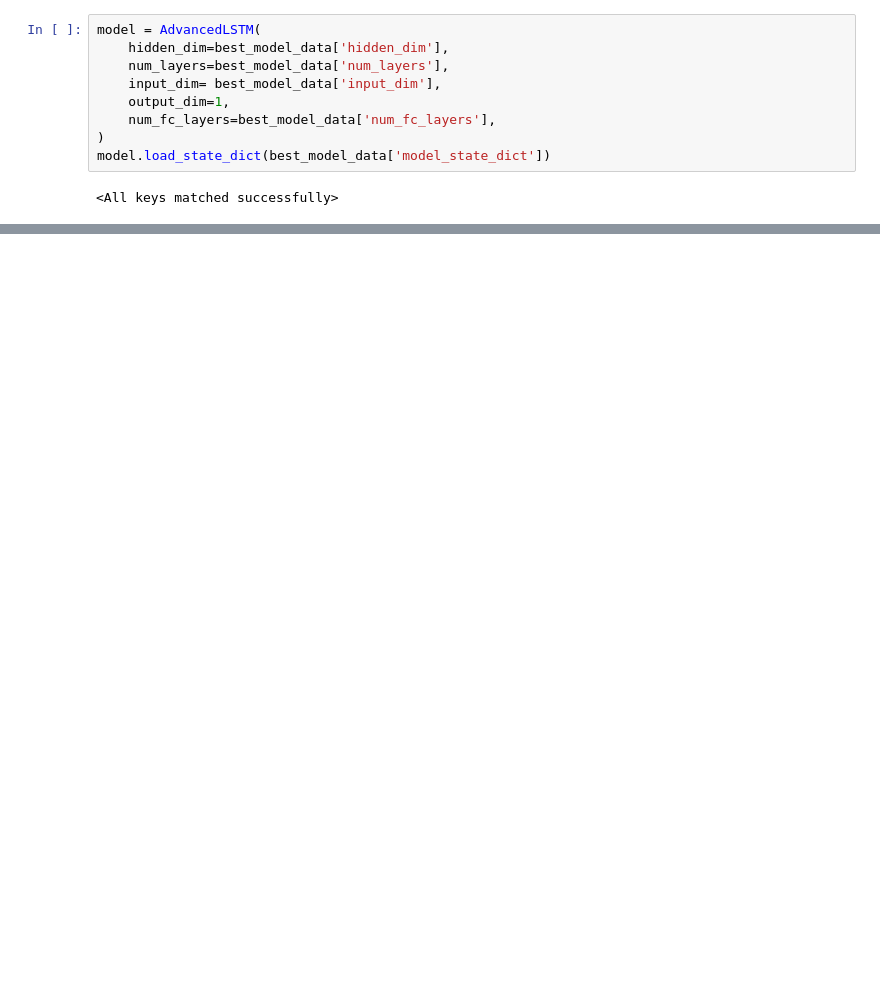
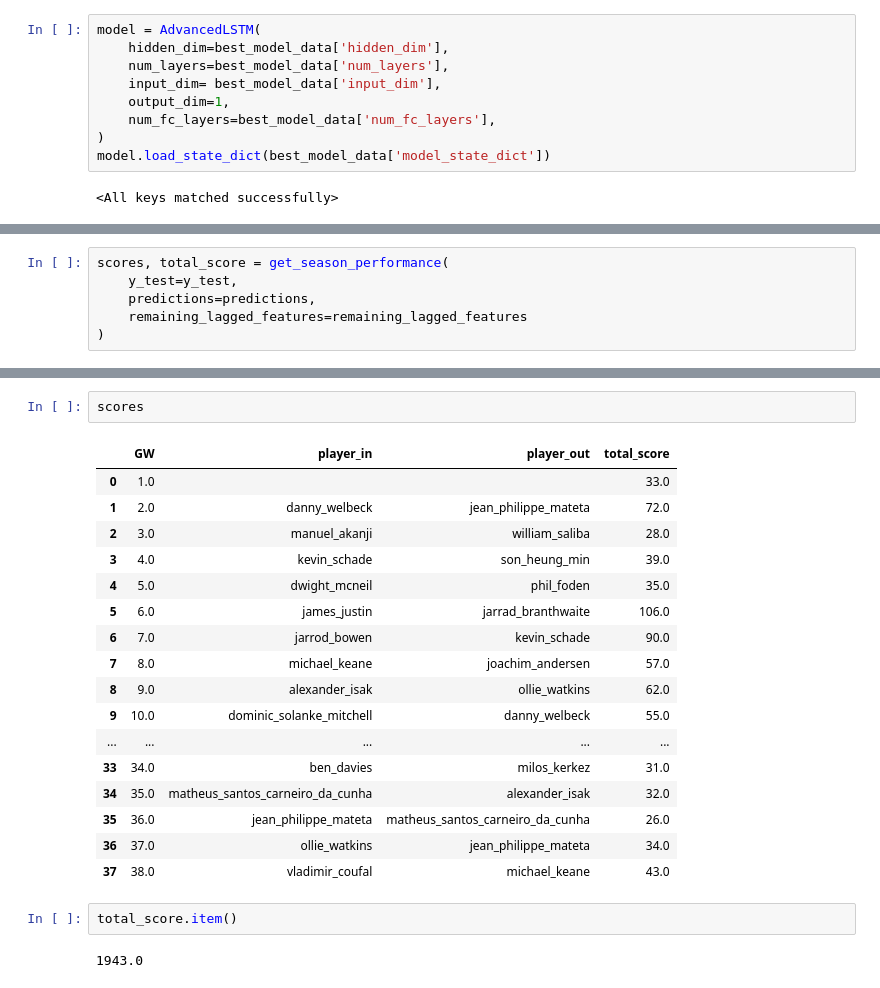
Before and after one commit to bragehs/FPL_forecast, a Jupyter notebook: predictor/run_simulation.ipynb, the cells around one changed output, grey strips where cells are left out. Drawn from its saved outputs; the diff is of its cells as text; blank space fills up the shorter version.

```diff
--- a/predictor/run_simulation.ipynb
+++ b/predictor/run_simulation.ipynb
@@ -99,0 +792,6 @@ remaining_lagged_features = pickle.load(open(data_path + '/remaining_lagged_feat
+# %%
+scores, total_score = get_season_performance(
+    y_test=y_test,
+    predictions=predictions,
+    remaining_lagged_features=remaining_lagged_features
+)
@@ -100,3 +833,27 @@ remaining_lagged_features = pickle.load(open(data_path + '/remaining_lagged_feat
+# %%
+scores
+# %% [output]
+|  | GW | player_in | player_out | total_score |
+| 0 | 1.0 |  |  | 33.0 |
+| 1 | 2.0 | danny_welbeck | jean_philippe_mateta | 72.0 |
+| 2 | 3.0 | manuel_akanji | william_saliba | 28.0 |
+| 3 | 4.0 | kevin_schade | son_heung_min | 39.0 |
+| 4 | 5.0 | dwight_mcneil | phil_foden | 35.0 |
+| 5 | 6.0 | james_justin | jarrad_branthwaite | 106.0 |
+| 6 | 7.0 | jarrod_bowen | kevin_schade | 90.0 |
+| 7 | 8.0 | michael_keane | joachim_andersen | 57.0 |
+| 8 | 9.0 | alexander_isak | ollie_watkins | 62.0 |
+| 9 | 10.0 | dominic_solanke_mitchell | danny_welbeck | 55.0 |
+| ... | ... | ... | ... | ... |
+| 33 | 34.0 | ben_davies | milos_kerkez | 31.0 |
+| 34 | 35.0 | matheus_santos_carneiro_da_cunha | alexander_isak | 32.0 |
+| 35 | 36.0 | jean_philippe_mateta | matheus_santos_carneiro_da_cunha | 26.0 |
+| 36 | 37.0 | ollie_watkins | jean_philippe_mateta | 34.0 |
+| 37 | 38.0 | vladimir_coufal | michael_keane | 43.0 |
+# %%
+total_score.item()
+# %% [output]
+1943.0
 # %%
 scores, total_score = season_performance_with_unlimited_transfers(
     y_test=y_test,
```
Also changed, not shown: parts of 27 cells of this notebook, 4 other files.
